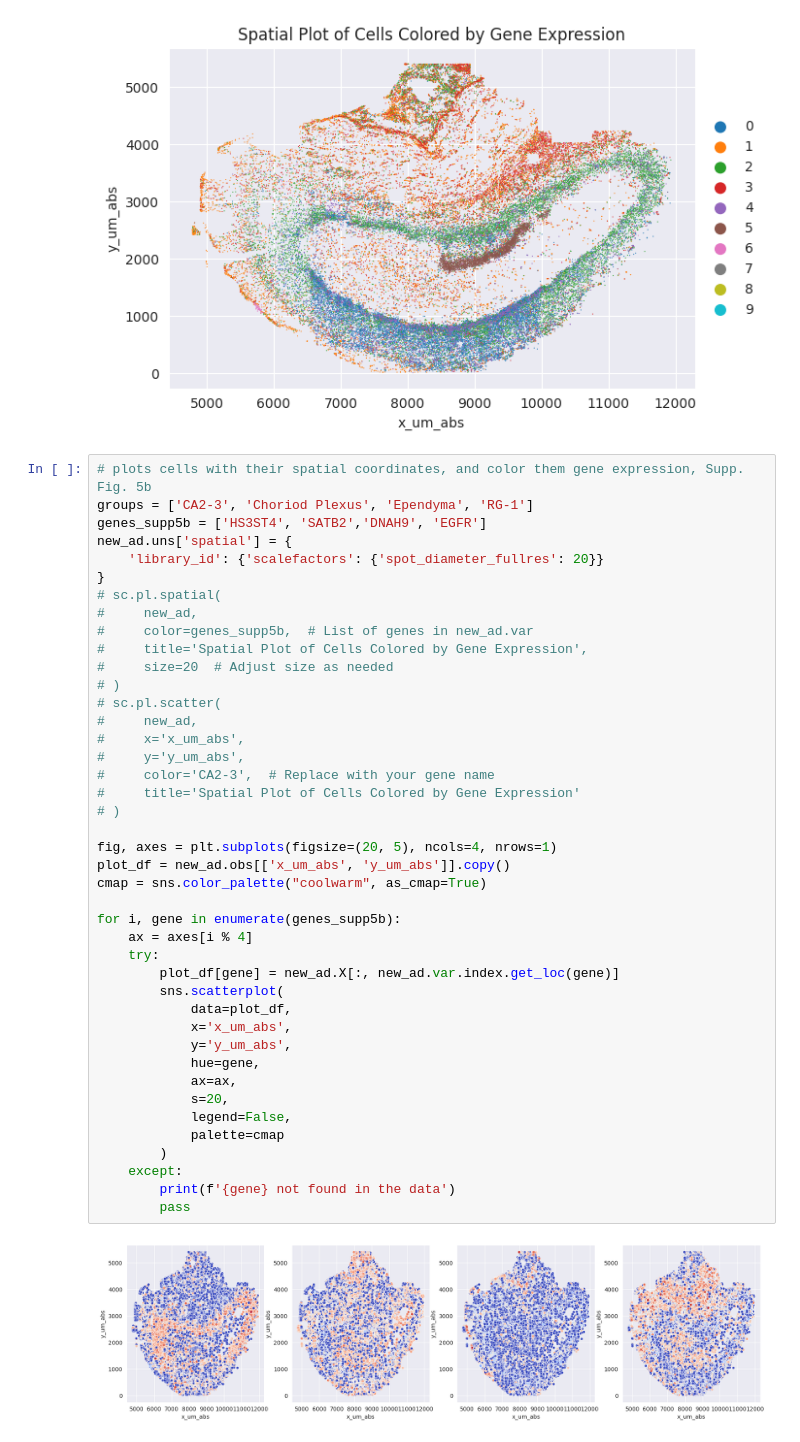
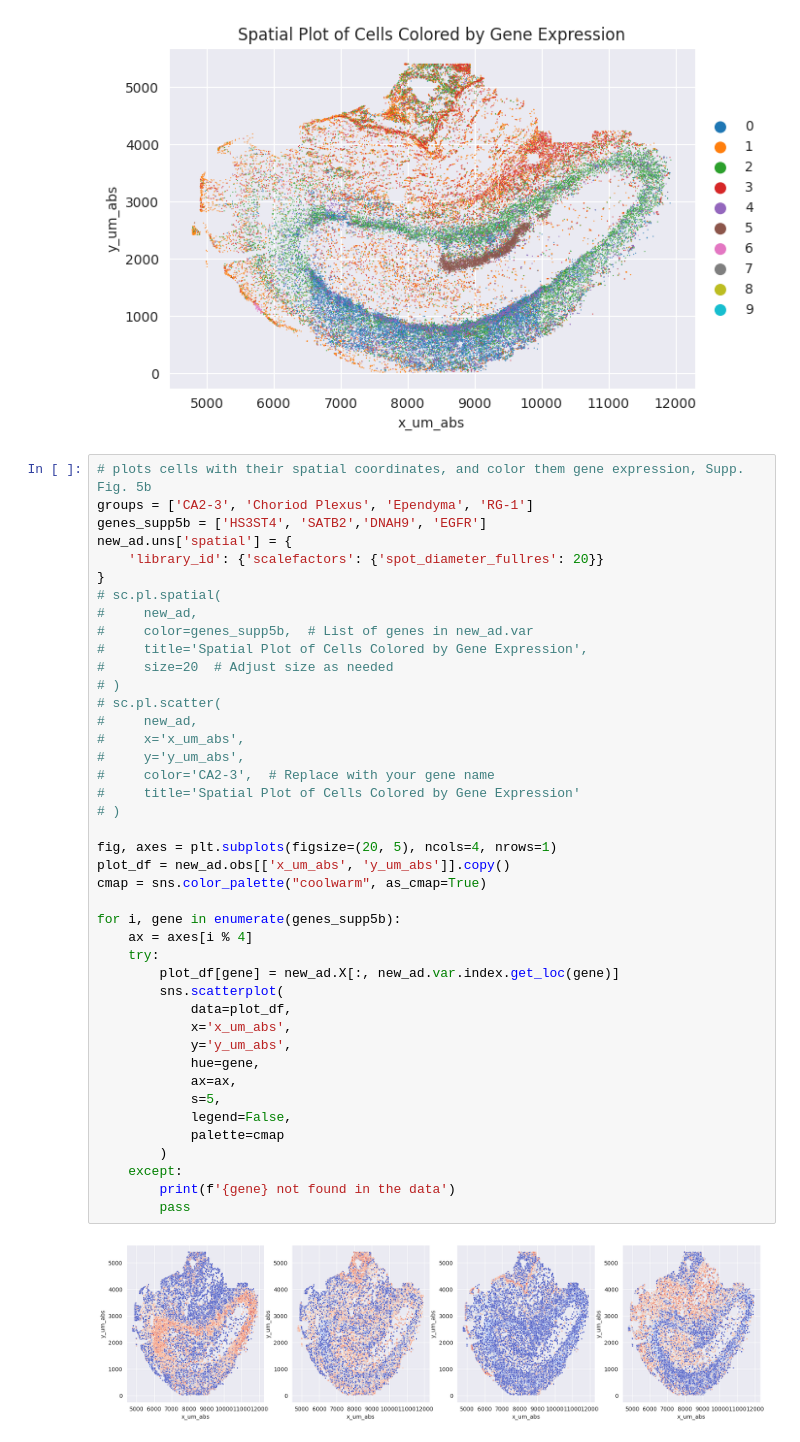
Before and after one commit to havu73/replicate_bio_papers, a Jupyter notebook: fig_1B.ipynb, the cells around one changed output. Cells and saved outputs as stored; diff of their text form.

Commit message:
update figure

```diff
--- a/fig_1B.ipynb
+++ b/fig_1B.ipynb
@@ -174,32 +174,32 @@ new_ad.uns['spatial'] = {
 # )
 # sc.pl.scatter(
 #     new_ad,
 #     x='x_um_abs',
 #     y='y_um_abs',
 #     color='CA2-3',  # Replace with your gene name
 #     title='Spatial Plot of Cells Colored by Gene Expression'
 # )
 
 fig, axes = plt.subplots(figsize=(20, 5), ncols=4, nrows=1)
 plot_df = new_ad.obs[['x_um_abs', 'y_um_abs']].copy()
 cmap = sns.color_palette("coolwarm", as_cmap=True)
 
 for i, gene in enumerate(genes_supp5b):
     ax = axes[i % 4]
     try:
         plot_df[gene] = new_ad.X[:, new_ad.var.index.get_loc(gene)]
         sns.scatterplot(
             data=plot_df,
             x='x_um_abs',
             y='y_um_abs',
             hue=gene,
             ax=ax,
-            s=20,
+            s=5,
             legend=False,
             palette=cmap
         )
     except:
         print(f'{gene} not found in the data')
         pass
 # %% [output]
-[figure, old version]
+[figure, new version]
```
